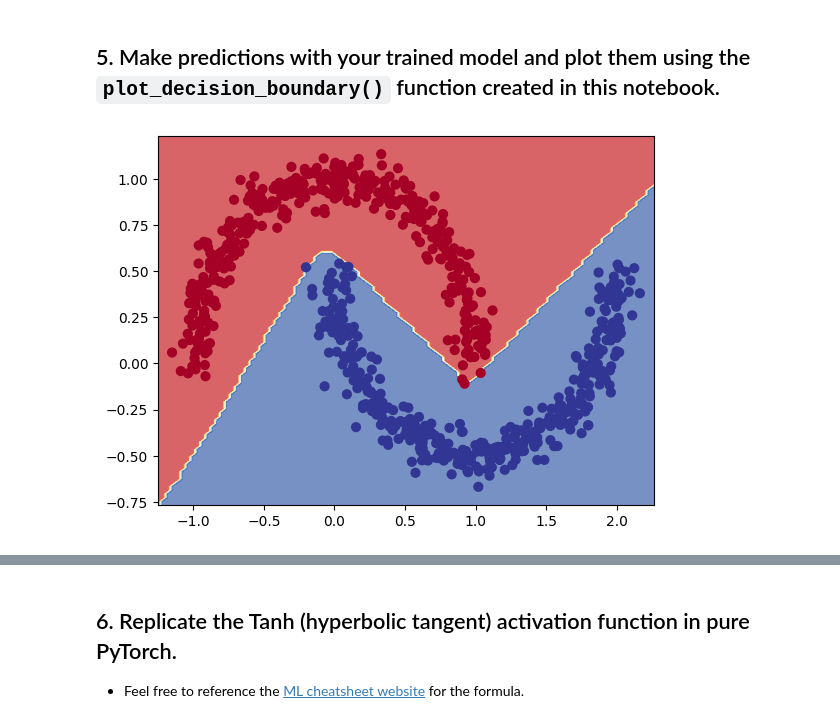
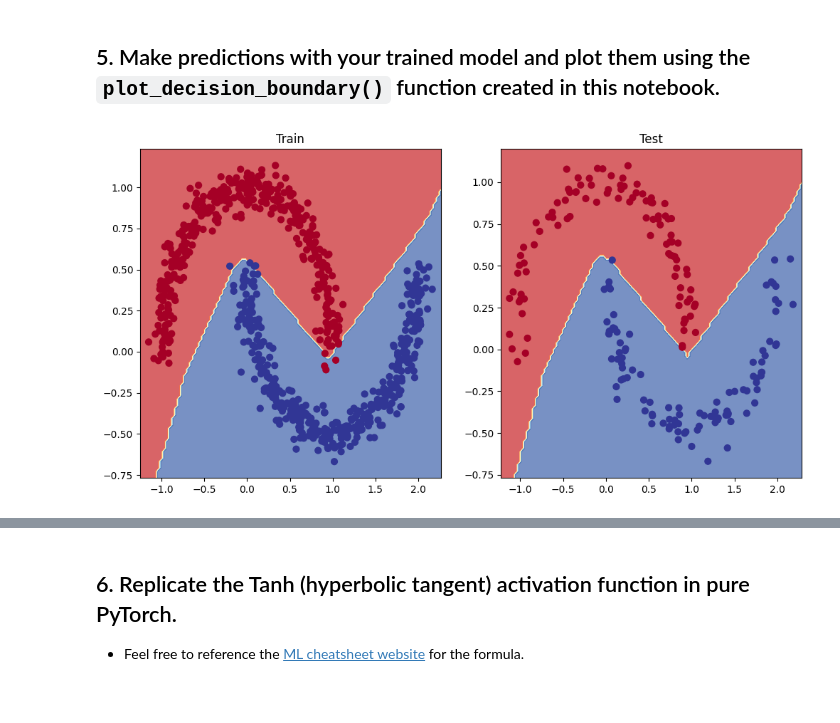
Before and after one commit to famub/Zero-to-Mastery-Learn-PyTorch-for-Deep-Learning-Exercises, a Jupyter notebook: 02_pytorch_classification_exercises.ipynb, the cells around one changed output, grey strips where cells are left out. Drawn from its saved outputs; the diff is of its cells as text; code cells hidden in the pictures; blank space fills up the shorter version.

Commit message:
Fixing some plotting representation

```diff
--- a/02_pytorch_classification_exercises.ipynb
+++ b/02_pytorch_classification_exercises.ipynb
@@ -311,6 +312,12 @@ def plot_decision_boundary(model, X, y):
     plt.ylim(yy.min(), yy.max())
 # %%
 # Plot decision boundaries for training and test sets
+plt.figure(figsize=(12, 6))
+plt.subplot(1, 2, 1)
+plt.title("Train")
 plot_decision_boundary(model_0, X_train, y_train)
+plt.subplot(1, 2, 2)
+plt.title("Test")
+plot_decision_boundary(model_0, X_test, y_test)
 # %% [output]
-[figure, old version]
+[figure, new version]
```
Also changed, not shown: parts of 11 cells of this notebook.
